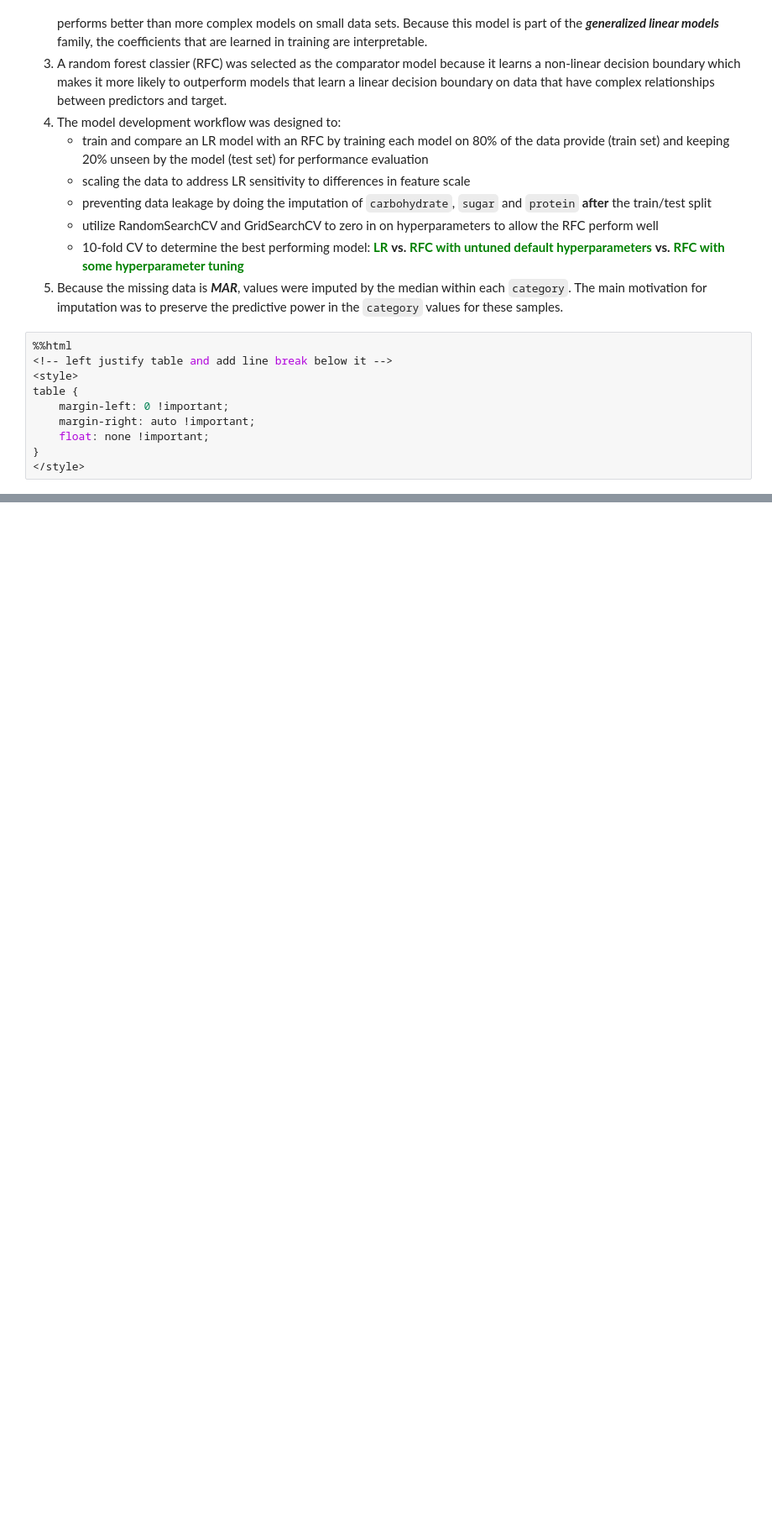
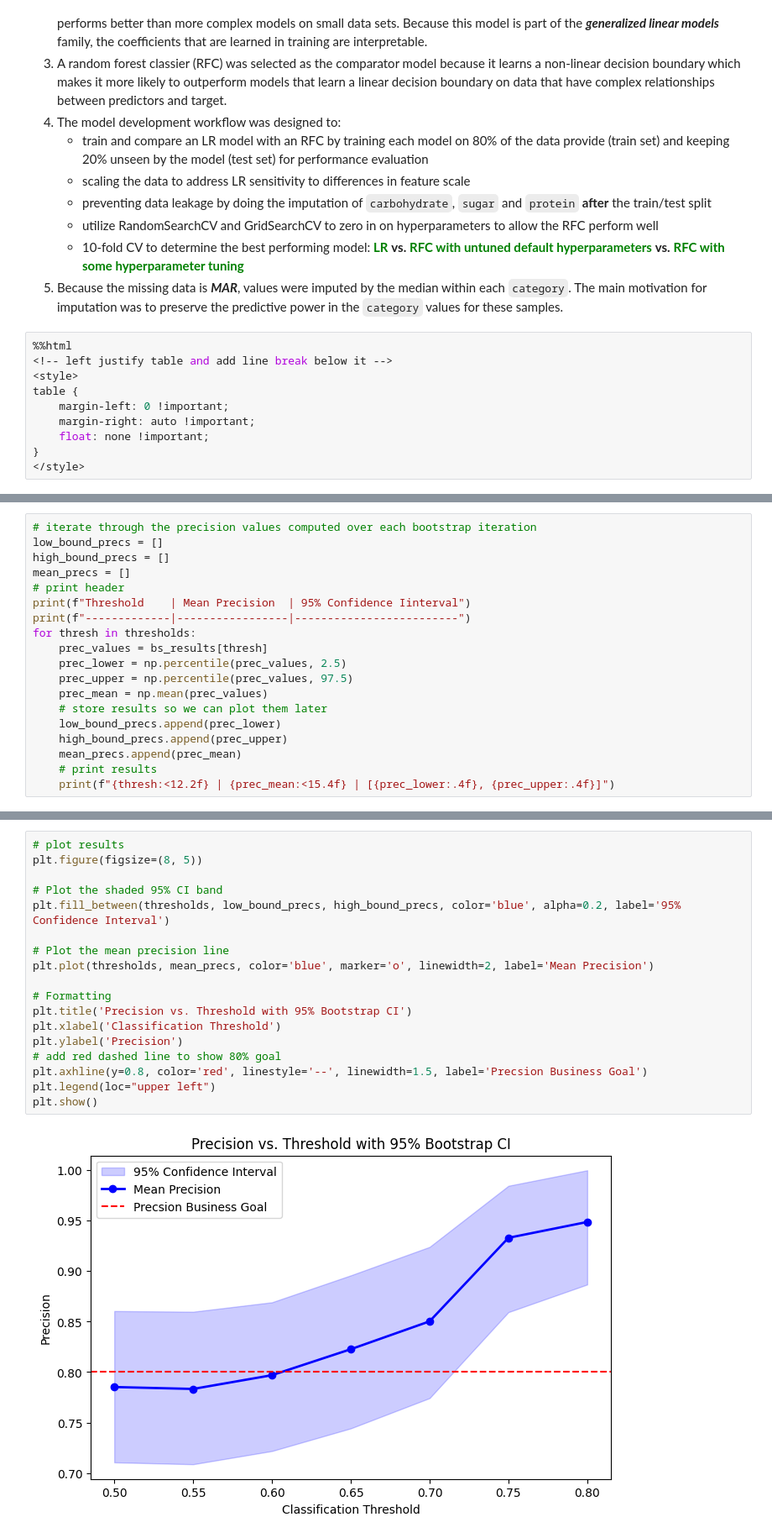
Before and after one commit to MichaelSzczepaniak/DSPortfolio, a Jupyter notebook: Tasty_Bites/TastyBites.ipynb, the cells around one changed output, grey strips where cells are left out. Shown at 84% size. Drawn from its saved outputs; the diff is of its cells as text; blank space fills up the shorter version.

```diff
--- a/Tasty_Bites/TastyBites.ipynb
+++ b/Tasty_Bites/TastyBites.ipynb
@@ -1156,0 +1288,19 @@ table {
+# %%
+# iterate through the precision values computed over each bootstrap iteration
+low_bound_precs = []
+high_bound_precs = []
+mean_precs = []
+# print header
+print(f"Threshold    | Mean Precision  | 95% Confidence Iinterval")
+print(f"-------------|-----------------|-------------------------")
+for thresh in thresholds:
+    prec_values = bs_results[thresh]
+    prec_lower = np.percentile(prec_values, 2.5)
+    prec_upper = np.percentile(prec_values, 97.5)
+    prec_mean = np.mean(prec_values)
+    # store results so we can plot them later
+    low_bound_precs.append(prec_lower)
+    high_bound_precs.append(prec_upper)
+    mean_precs.append(prec_mean)
+    # print results
+    print(f"{thresh:<12.2f} | {prec_mean:<15.4f} | [{prec_lower:.4f}, {prec_upper:.4f}]")
@@ -1156,0 +1317,20 @@ table {
+# %%
+# plot results
+plt.figure(figsize=(8, 5))
+
+# Plot the shaded 95% CI band
+plt.fill_between(thresholds, low_bound_precs, high_bound_precs, color='blue', alpha=0.2, label='95% Confidence Interval')
+
+# Plot the mean precision line
+plt.plot(thresholds, mean_precs, color='blue', marker='o', linewidth=2, label='Mean Precision')
+
+# Formatting
+plt.title('Precision vs. Threshold with 95% Bootstrap CI')
+plt.xlabel('Classification Threshold')
+plt.ylabel('Precision')
+# add red dashed line to show 80% goal
+plt.axhline(y=0.8, color='red', linestyle='--', linewidth=1.5, label='Precsion Business Goal')
+plt.legend(loc="upper left")
+plt.show()
+# %% [output]
+[figure, added]
```
Also changed, not shown: parts of 16 cells of this notebook.
